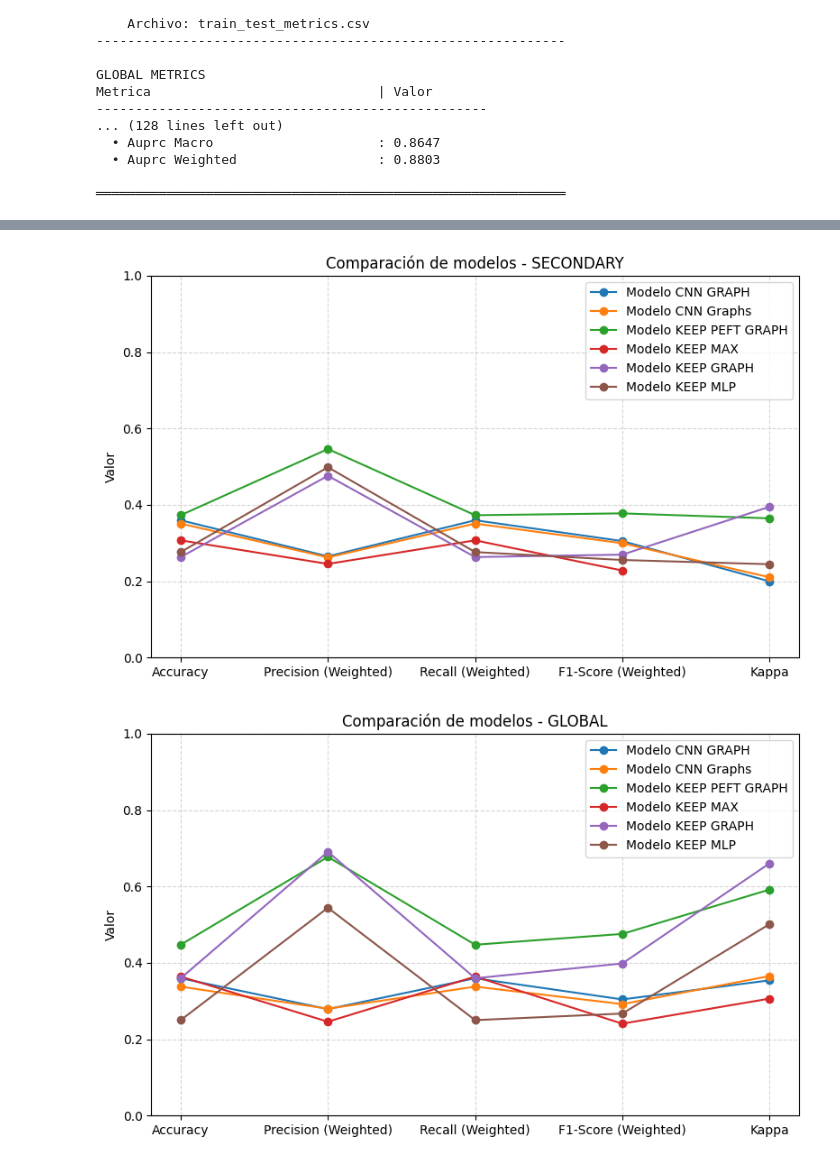
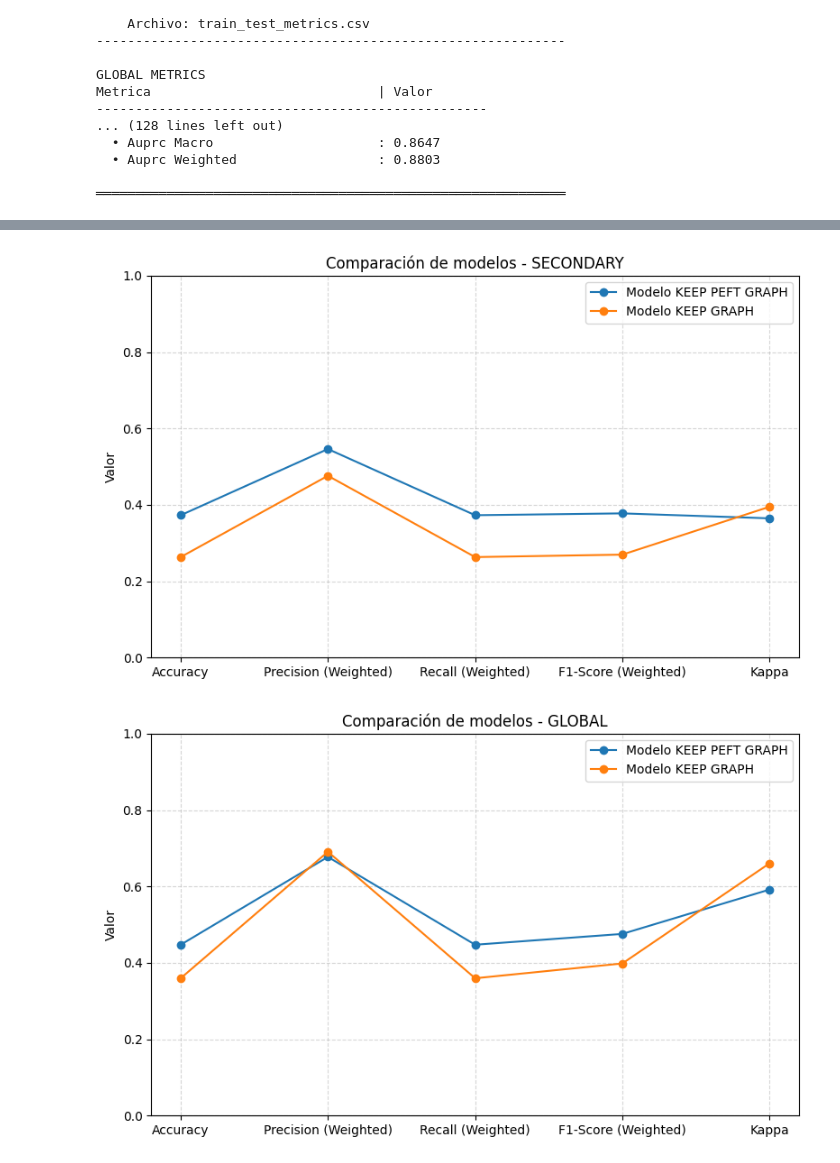
Before and after one commit to Nataliah612/Prost_Graph, a Jupyter notebook: notebooks/results_visualization.ipynb, the cells around one changed output, grey strips where cells are left out. Drawn from its saved outputs; the diff is of its cells as text; code cells hidden in the pictures.

Commit message:
graph_arch

```diff
--- a/notebooks/results_visualization.ipynb
+++ b/notebooks/results_visualization.ipynb
@@ -532,17 +543,18 @@ def graficos_comp_mdl(resultados_modelos, nivel):
 resultados_modelos = {}
 
 # Ejemplo con un modelo (añade más txt si quieres)
-resultados_modelos["Modelo CNN GRAPH"] = leer_metricas_txt("/workspace/results/20260108_150716_model-CNN_frozen_graph_alphape-0_alphapc-0_AdamW_lrate-1e-05_wdecay-1e-05_batch_size-32_epochs-200/train_log_output.txt")
-resultados_modelos["Modelo CNN Graphs"]= leer_metricas_txt("/workspace/results/20260107_203717_model-CNN_frozen_graph_alphape-0_alphapc-0_AdamW_lrate-1e-05_wdecay-1e-05_batch_size-32_epochs-200/train_log_output.txt")
 resultados_modelos["Modelo KEEP PEFT GRAPH"] = leer_metricas_txt("/workspace/results/20260109_212740_model-KEEP_unfrozen_graph_alphape-0_alphapc-0_AdamW_lrate-1e-05_wdecay-1e-05_batch_size-32_epochs-200/sicap_inference.txt")
-resultados_modelos["Modelo KEEP MAX"] = leer_metricas_txt("/workspace/results/20260206_151019_model-KEEP_frozen_max_aggre_alphape-0_alphapc-0_AdamW_lrate-1e-05_wdecay-1e-05_batch_size-32_epochs-200/SICAP_inference.txt")
+#resultados_modelos["Modelo CNN MAX"] = leer_metricas_txt("/workspace/results/20260208_190457_model-CNN_frozen_max_aggre_alphape-0_alphapc-0_AdamW_lrate-1e-05_wdecay-1e-05_batch_size-32_epochs-200/train_log_output.txt")
+#resultados_modelos["Modelo CNN ATTN"]= leer_metricas_txt("/workspace/results/20260107_203717_model-CNN_frozen_graph_alphape-0_alphapc-0_AdamW_lrate-1e-05_wdecay-1e-05_batch_size-32_epochs-200/train_log_output.txt")
+#resultados_modelos["Modelo CNN GRAPH"] = leer_metricas_txt("/workspace/results/20260108_150716_model-CNN_frozen_graph_alphape-0_alphapc-0_AdamW_lrate-1e-05_wdecay-1e-05_batch_size-32_epochs-200/train_log_output.txt")
+#resultados_modelos["Modelo KEEP MAX"] = leer_metricas_txt("/workspace/results/20260206_151019_model-KEEP_frozen_max_aggre_alphape-0_alphapc-0_AdamW_lrate-1e-05_wdecay-1e-05_batch_size-32_epochs-200/SICAP_inference.txt")
+#resultados_modelos["Modelo KEEP ATTN"] = leer_metricas_txt("/workspace/results/20260203_143154_model-KEEP_frozen_mlp_alphape-0_alphapc-0_AdamW_lrate-1e-05_wdecay-1e-05_batch_size-32_epochs-200/train_log_output.txt")
 resultados_modelos["Modelo KEEP GRAPH"] = leer_metricas_txt("/workspace/results/20260201_065936_model-KEEP_frozen_graph_alphape-0_alphapc-0_AdamW_lrate-1e-05_wdecay-1e-05_batch_size-32_epochs-200/train_log_output.txt")
-resultados_modelos["Modelo KEEP MLP"] = leer_metricas_txt("/workspace/results/20260203_143154_model-KEEP_frozen_mlp_alphape-0_alphapc-0_AdamW_lrate-1e-05_wdecay-1e-05_batch_size-32_epochs-200/train_log_output.txt")
 
 # ---- Tabla ----
 df_resultados = crear_tabla(resultados_modelos)
 print(df_resultados)
-df_resultados.to_excel("/workspace/results/comparison_models.xlsx", index=False)
+df_resultados.to_excel("/workspace/results/comparison_models_peft.xlsx", index=False)
 
 # ---- Gráficas ----
 graficos_comp_mdl(resultados_modelos, nivel="PRIMARY")
@@ -570,2 +584,2 @@ graficos_comp_mdl(resultados_modelos, nivel="GLOBAL")
-[figure, old version]
+[figure, new version]
-[figure, old version]
+[figure, new version]
```
Also changed, not shown: parts of 3 cells of this notebook, 2 other files.
